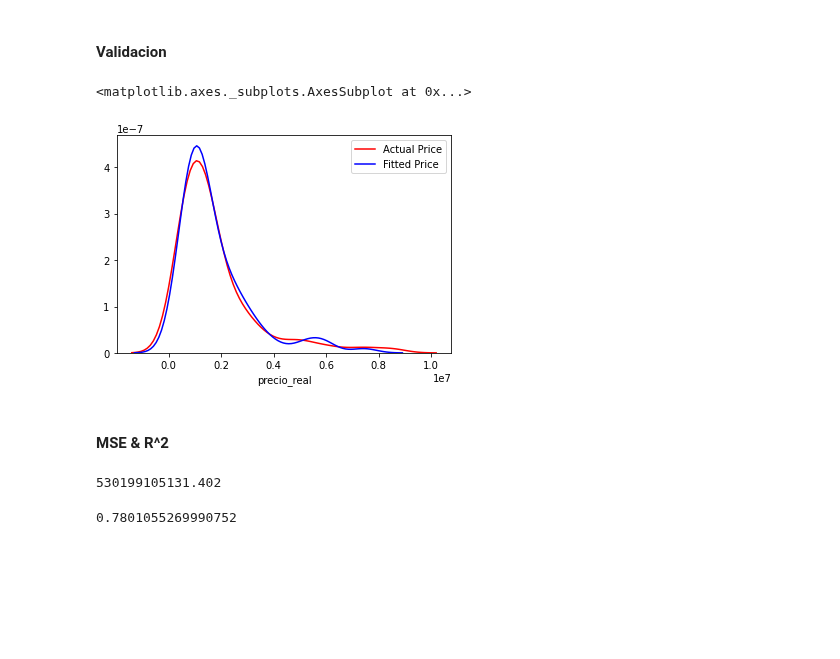
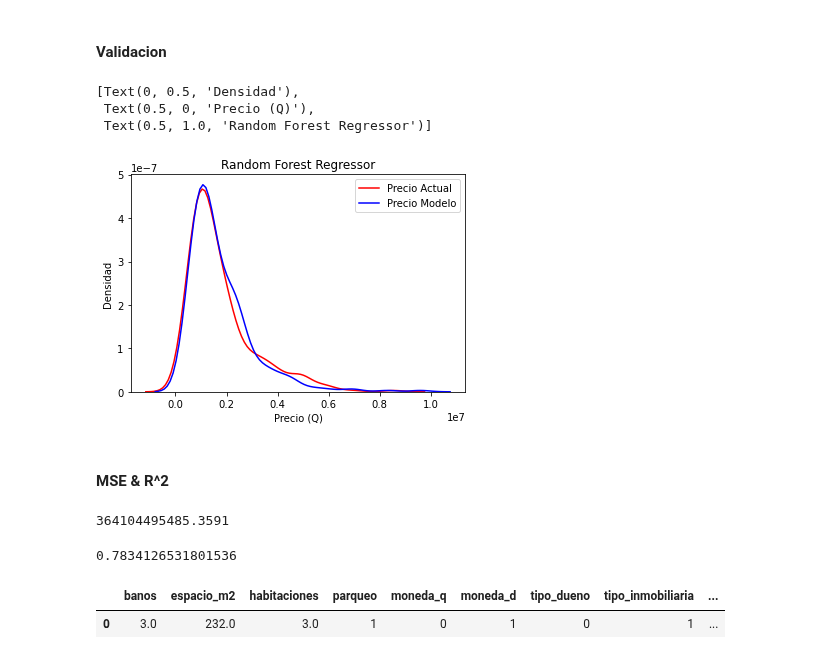
Before and after one commit to yadderace/ScrappingProject, a Jupyter notebook: Notebooks/Model Construction.ipynb, the cells around one changed output. Cells and saved outputs as stored; diff of their text form; code cells hidden in the pictures; blank space fills up the shorter version.

Commit message:
Se actualizan notebooks para verificacion

```diff
--- a/Notebooks/Model Construction.ipynb
+++ b/Notebooks/Model Construction.ipynb
@@ -145,17 +161,24 @@ Se procedera a crear una nueva variable llamada ubicacion que sera el numero de
 intKClusters = 13
 
 # Se obtienen los valores que se utilizaran para la construccion de modelo KMeans
-npUbicaciones = np.array(list(zip(dfFiltradoSet['longitud'],
-                                  dfFiltradoSet['latitud']))).reshape(len(dfFiltradoSet['longitud']), 2)
+#npUbicaciones = np.array(list(zip(dfFiltradoSet['longitud'],
+#                                  dfFiltradoSet['latitud']))).reshape(len(dfFiltradoSet['longitud']), 2)
 
 # Construccion del modelo
-kmeanModel = KMeans(n_clusters = intKClusters, max_iter = 2000).fit(npUbicaciones)
+kmeanModel = KMeans(n_clusters = intKClusters, max_iter = 2000).fit(dfFiltradoSet[['longitud', 'latitud']])
 
+#kmeanModel.cluster_centers_
+from matplotlib import pyplot as plt
+plt.scatter(dfFiltradoSet['longitud'], dfFiltradoSet['latitud'])
+plt.scatter(kmeanModel.cluster_centers_[:, 0], kmeanModel.cluster_centers_[:, 1], c='red')
+plt.show()
+
+#dfTemp['categoria'] = kmeanModel.labels_.unique()
 
 
 # Asignacion de clusters a registros
-dfFiltradoSet['ubicacion'] = ["U" + str(ubicacion) for ubicacion in kmeanModel.labels_]
+#dfFiltradoSet['ubicacion'] = ["U" + str(ubicacion) for ubicacion in kmeanModel.labels_]
 
 # Verificacion de la nueva columna
-dfFiltradoSet.head(10)
+#dfFiltradoSet.head(10)
 # %% [output]
@@ -320,7 +365,7 @@ Name: tipo_vendedor, dtype: int64
 
 El objetivo es normalizar  la columna de espacio que tiene una escala mayor a diferencia de las otras variables. Para la normalizacion se utilizara Z score.
 # %%
-dfFiltradoSet['espacio_m2'] = (dfFiltradoSet['espacio_m2'] - dfFiltradoSet['espacio_m2'].min()) / (dfFiltradoSet['espacio_m2'].max() - dfFiltradoSet['espacio_m2'].min())
+#dfFiltradoSet['espacio_m2'] = (dfFiltradoSet['espacio_m2'] - dfFiltradoSet['espacio_m2'].min()) / (dfFiltradoSet['espacio_m2'].max() - dfFiltradoSet['espacio_m2'].min())
 
 dfFiltradoSet
 # %% [output]
@@ -515,13 +601,16 @@ RandomForestRegressor(max_depth=20, n_estimators=200, random_state=1505)
 # %%
 # Obtenemos las predicciones del modelo para los datos test
 yHat = randomForestModel.predict(xTest)
 
 # Verificamos con un grafico de distribucion la prediccion del modelo
-ax1 = sns.distplot(yTest, hist = False, color = "r", label = "Actual Price")
-sns.distplot(yHat, hist = False, color = "b", label = "Fitted Price", ax = ax1)
+ax1 = sns.distplot(yTest, hist = False, color = "r", label = "Precio Actual")
+sns.distplot(yHat, hist = False, color = "b", label = "Precio Modelo", ax = ax1)
+ax1.set(title = "Random Forest Regressor", xlabel='Precio (Q)', ylabel='Densidad')
 # %% [output]
-<matplotlib.axes._subplots.AxesSubplot at 0x...>
+[Text(0, 0.5, 'Densidad'),
+ Text(0.5, 0, 'Precio (Q)'),
+ Text(0.5, 1.0, 'Random Forest Regressor')]
-[figure, old version]
+[figure, new version]
 # %% [markdown]
 #### MSE & R^2
 # %%
@@ -531,8 +620,15 @@ r2RandomForestModel = r2_score(yTest, yHat)
 
 mseRandomForestModel
 # %% [output]
-530199105131.402
+364104495485.3591
 # %%
 r2RandomForestModel
 # %% [output]
-0.7801055269990752
+0.7834126531801536
+# %%
+dfT = dfModeloSet.loc[dfModeloSet['idregistro'] == '1007688385', ~dfModeloSet.columns.isin(['idregistro', 'precio_real'])]
+
+dfT
+# %% [output]
+|  | banos | espacio_m2 | habitaciones | parqueo | moneda_q | moneda_d | tipo_dueno | tipo_inmobiliaria | ... |
+| 0 | 3.0 | 232.0 | 3.0 | 1 | 0 | 1 | 0 | 1 | ... |
```
Also changed, not shown: parts of 25 cells of this notebook, 1 other file.
